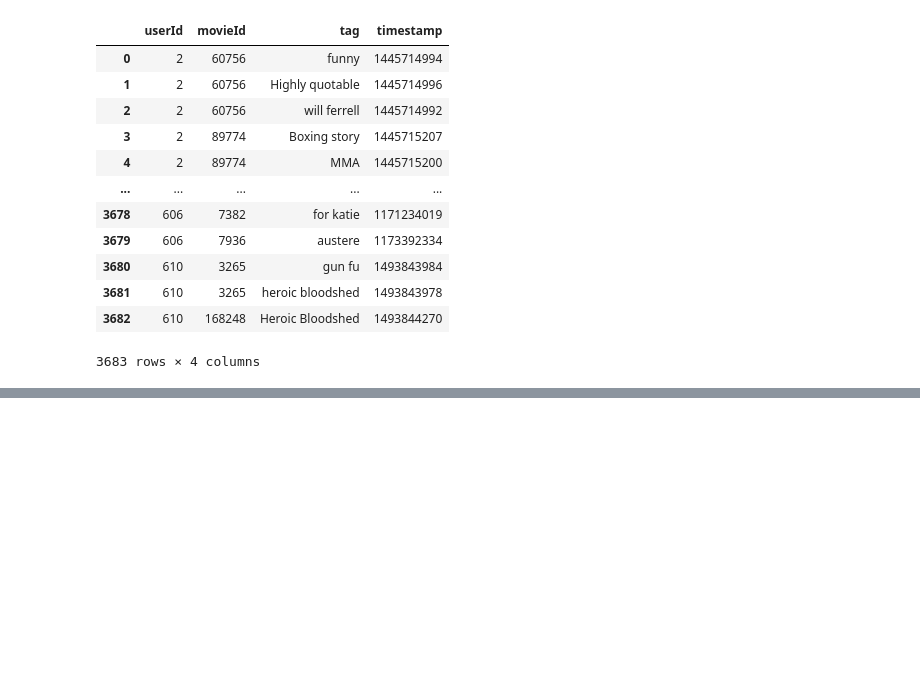
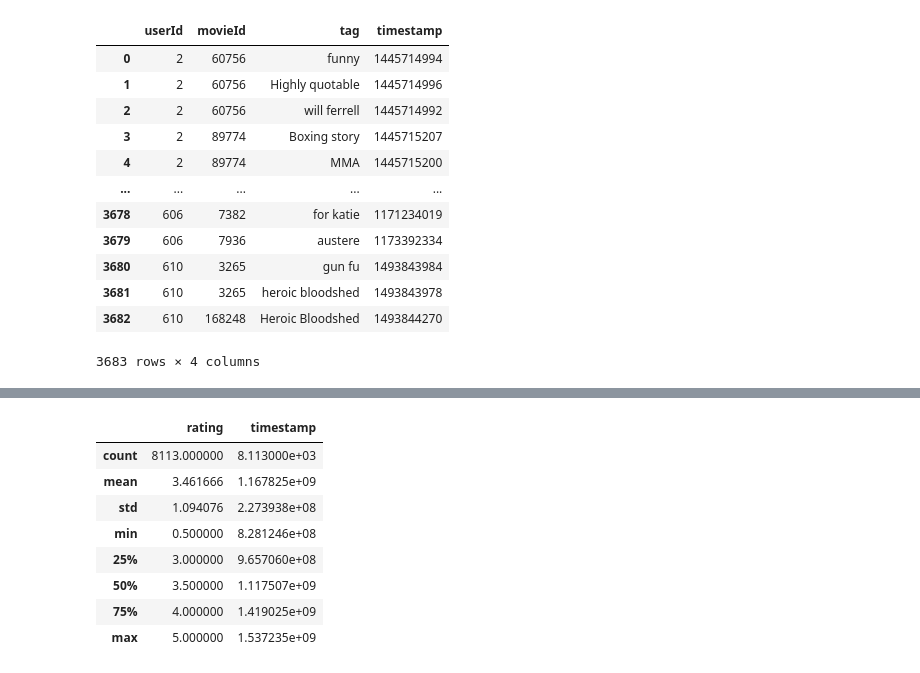
Before and after one commit to xiaohua-su/Recommender_System, a Jupyter notebook: Data Cleaning.ipynb, the cells around one changed output, grey strips where cells are left out. Cells and saved outputs as stored; diff of their text form; code cells hidden in the pictures; blank space fills up the shorter version.

```diff
--- a/Data Cleaning.ipynb
+++ b/Data Cleaning.ipynb
@@ -74,0 +107,2 @@ tags
+# %%
+movie_rating.dropna(inplace=True)
@@ -74,0 +113,13 @@ tags
+# %%
+stats = movie_rating[['rating', 'timestamp']].describe()
+stats
+# %% [output]
+|  | rating | timestamp |
+| count | 8113.000000 | 8.113000e+03 |
+| mean | 3.461666 | 1.167825e+09 |
+| std | 1.094076 | 2.273938e+08 |
+| min | 0.500000 | 8.281246e+08 |
+| 25% | 3.000000 | 9.657060e+08 |
+| 50% | 3.500000 | 1.117507e+09 |
+| 75% | 4.000000 | 1.419025e+09 |
+| max | 5.000000 | 1.537235e+09 |
```
Also changed, not shown: parts of 24 cells of this notebook.
